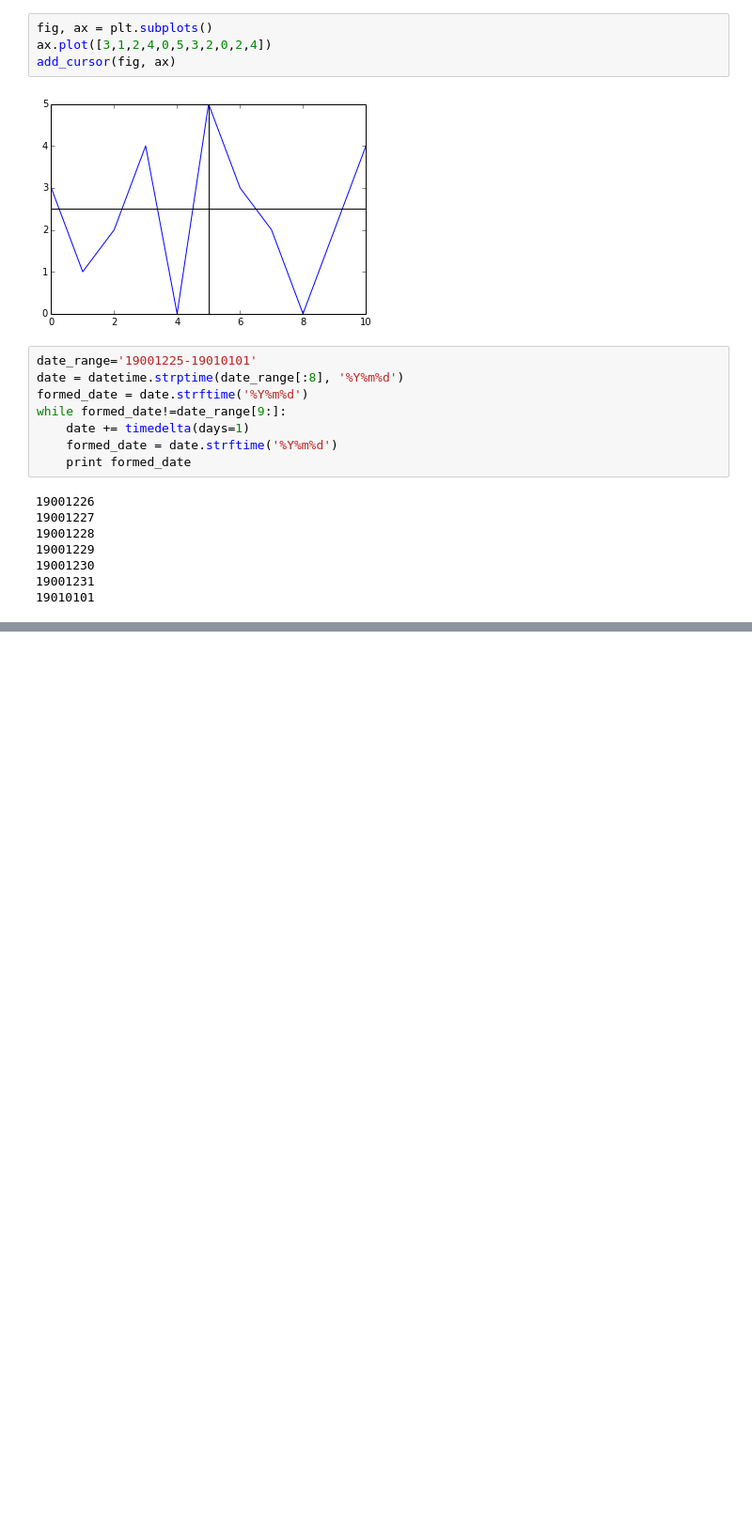
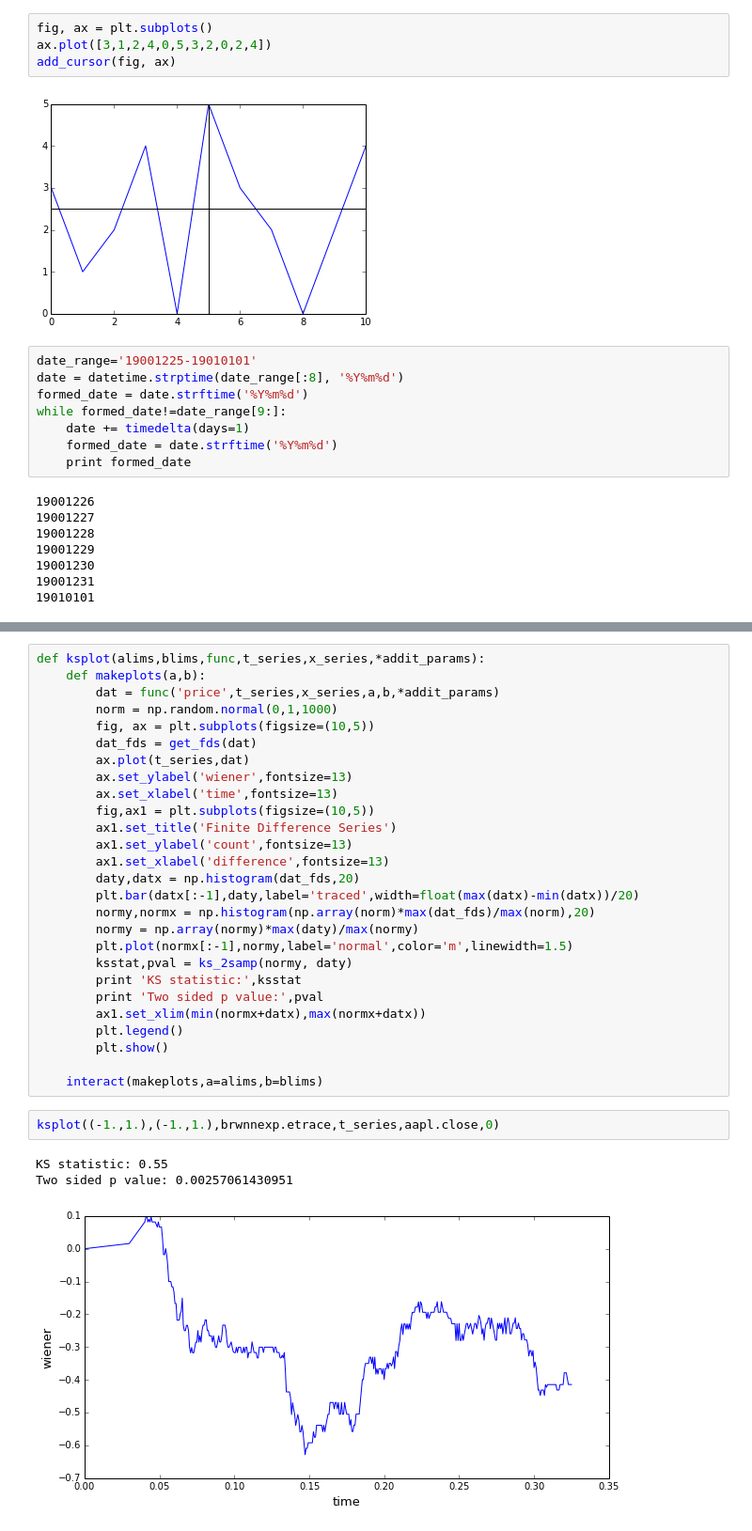
Before and after one commit to rmorshea/quantfi, a Jupyter notebook: kswidget.ipynb, the cells around one changed output, grey strips where cells are left out. Shown: that part at 94% size. Saved outputs shown, nothing was run; the diff lists cells and outputs as text; blank space fills up the shorter version.

```diff
--- a/kswidget.ipynb
+++ b/kswidget.ipynb
@@ -80,0 +68,33 @@ print empty_list
+# %%
+def ksplot(alims,blims,func,t_series,x_series,*addit_params):
+    def makeplots(a,b):
+        dat = func('price',t_series,x_series,a,b,*addit_params)
+        norm = np.random.normal(0,1,1000)
+        fig, ax = plt.subplots(figsize=(10,5))
+        dat_fds = get_fds(dat)
+        ax.plot(t_series,dat)
+        ax.set_ylabel('wiener',fontsize=13)
+        ax.set_xlabel('time',fontsize=13)
+        fig,ax1 = plt.subplots(figsize=(10,5))
+        ax1.set_title('Finite Difference Series')
+        ax1.set_ylabel('count',fontsize=13)
+        ax1.set_xlabel('difference',fontsize=13)
+        daty,datx = np.histogram(dat_fds,20)
+        plt.bar(datx[:-1],daty,label='traced',width=float(max(datx)-min(datx))/20)
+        normy,normx = np.histogram(np.array(norm)*max(dat_fds)/max(norm),20)
+        normy = np.array(normy)*max(daty)/max(normy)
+        plt.plot(normx[:-1],normy,label='normal',color='m',linewidth=1.5)
+        ksstat,pval = ks_2samp(normy, daty)
+        print 'KS statistic:',ksstat
+        print 'Two sided p value:',pval
+        ax1.set_xlim(min(normx+datx),max(normx+datx))
+        plt.legend()
+        plt.show()
+
+    interact(makeplots,a=alims,b=blims)
+# %%
+ksplot((-1.,1.),(-1.,1.),brwnnexp.etrace,t_series,aapl.close,0)
+# %% [output]
+KS statistic: 0.55
+Two sided p value: 0.00257061430951
+[figure, added]
```
Also changed, not shown: parts of 10 cells of this notebook.
